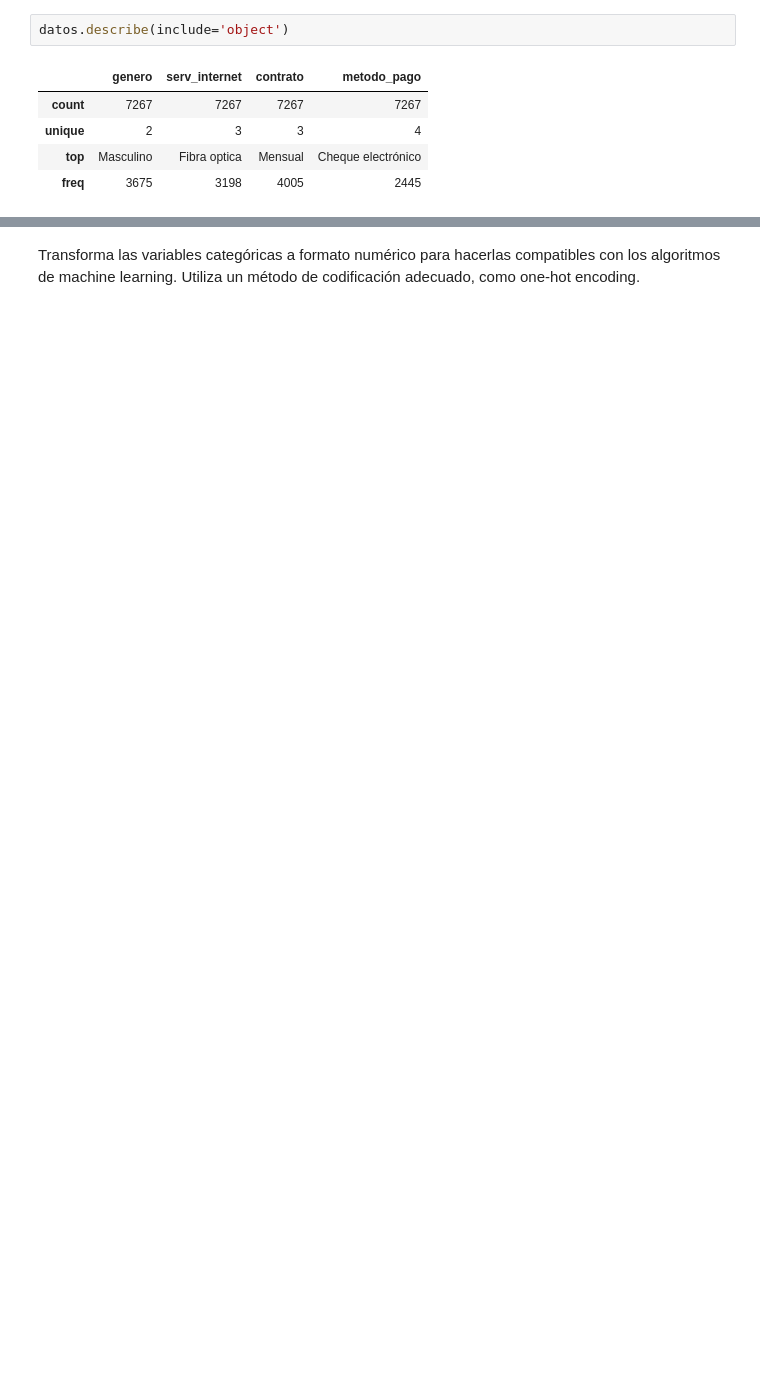
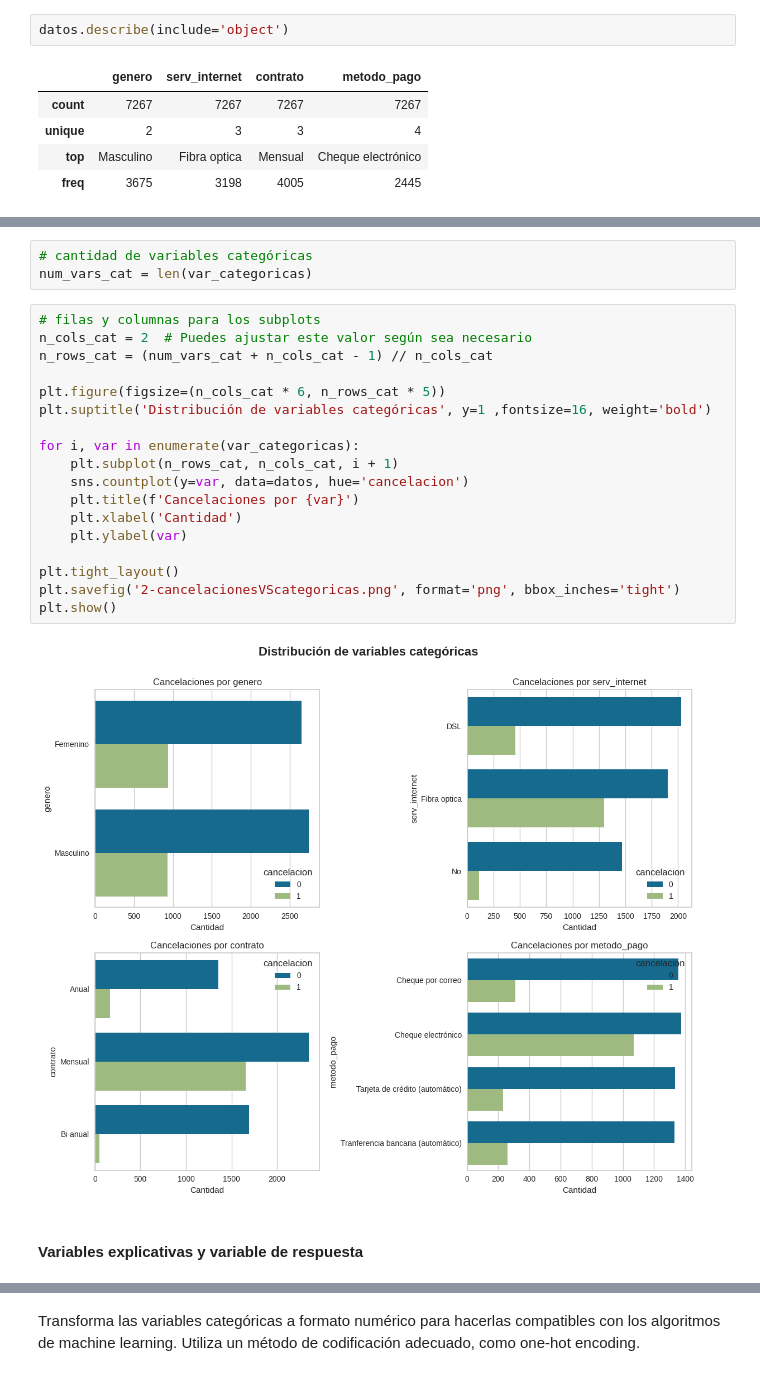
Before and after one commit to freedox-cts/challenge-telecom-x_2, a Jupyter notebook: TelecomX_2_AAF.ipynb, the cells around one changed output, grey strips where cells are left out. Cells and saved outputs as stored; diff of their text form; blank space fills up the shorter version.

```diff
--- a/TelecomX_2_AAF.ipynb
+++ b/TelecomX_2_AAF.ipynb
@@ -133,0 +229,25 @@ datos.describe(include='object')
+# %%
+# cantidad de variables categóricas
+num_vars_cat = len(var_categoricas)
+# %%
+# filas y columnas para los subplots
+n_cols_cat = 2  # Puedes ajustar este valor según sea necesario
+n_rows_cat = (num_vars_cat + n_cols_cat - 1) // n_cols_cat
+
+plt.figure(figsize=(n_cols_cat * 6, n_rows_cat * 5))
+plt.suptitle('Distribución de variables categóricas', y=1 ,fontsize=16, weight='bold')
+
+for i, var in enumerate(var_categoricas):
+    plt.subplot(n_rows_cat, n_cols_cat, i + 1)
+    sns.countplot(y=var, data=datos, hue='cancelacion')
+    plt.title(f'Cancelaciones por {var}')
+    plt.xlabel('Cantidad')
+    plt.ylabel(var)
+
+plt.tight_layout()
+plt.savefig('2-cancelacionesVScategoricas.png', format='png', bbox_inches='tight')
+plt.show()
+# %% [output]
+[figure, added]
+# %% [markdown]
+#### Variables explicativas y variable de respuesta
```
Also changed, not shown: parts of 141 cells of this notebook, 8 other files.
